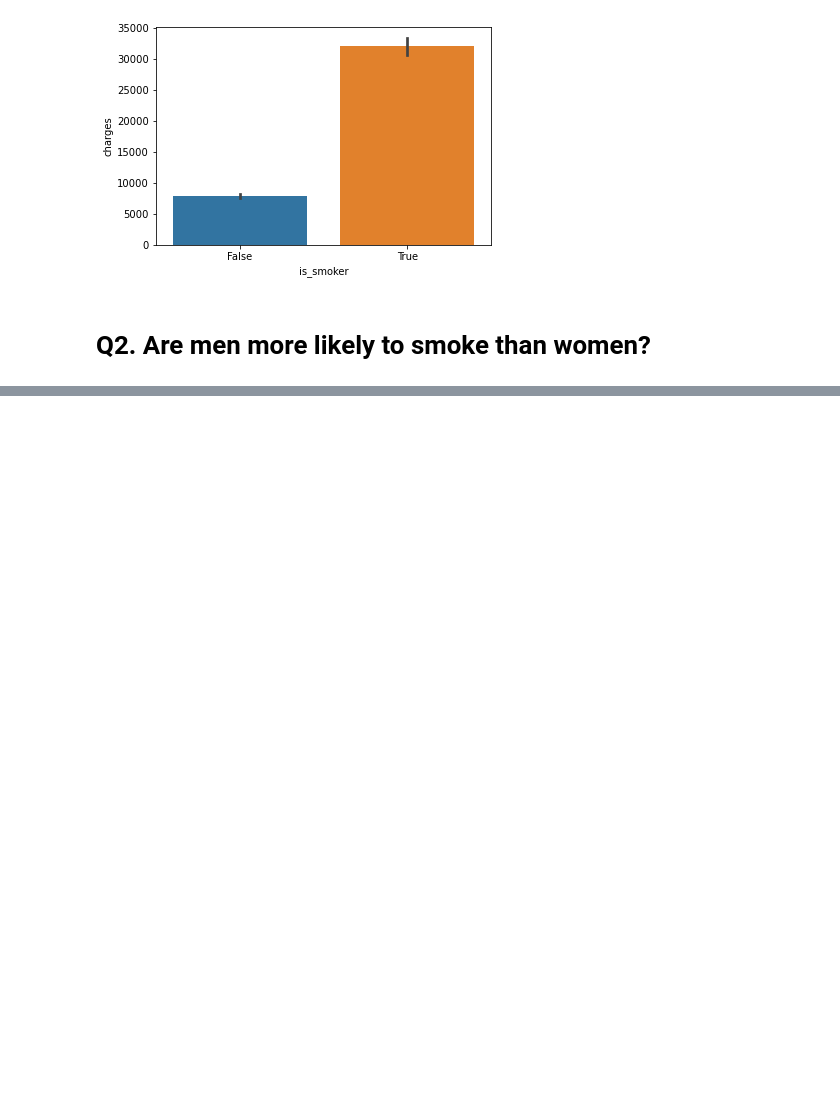
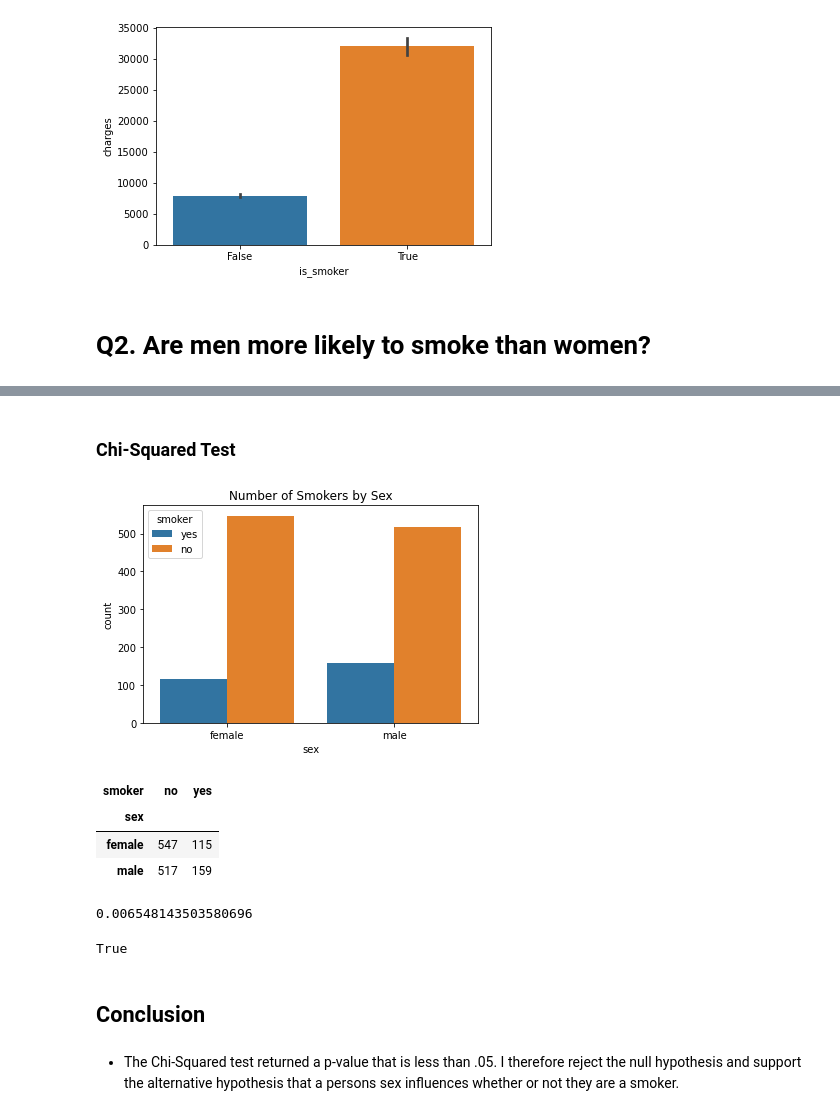
Before and after one commit to MCV-Jimenez/Hypothesis-Testing, a Jupyter notebook: Hypothesis Testing .ipynb, the cells around one changed output, grey strips where cells are left out. Cells and saved outputs as stored; diff of their text form; code cells hidden in the pictures; blank space fills up the shorter version.

```diff
--- a/Hypothesis Testing .ipynb
+++ b/Hypothesis Testing .ipynb
@@ -150,0 +163,17 @@ sns.barplot(data=plot, x='is_smoker', y='charges')
+# %% [markdown]
+### Chi-Squared Test
+# %%
+# Visualizing smokers grouped by sex
+ax = sns.countplot(data=df, x='sex',hue='smoker',)
+ax.set_title("Number of Smokers by Sex");
+# %% [output]
+[figure, added]
+# %%
+# Calculating contingency table
+table = pd.crosstab(df['sex'], df['smoker'])
+table
+# %% [output]
+| smoker | no | yes |
+| sex |  |  |
+| female | 547 | 115 |
+| male | 517 | 159 |
@@ -150,0 +184,11 @@ sns.barplot(data=plot, x='is_smoker', y='charges')
+# %%
+# Checking p-value after test
+print(p)
+p<.05
+# %% [output]
+0.006548143503580696
+True
+# %% [markdown]
+## Conclusion
+# %% [markdown]
+- The Chi-Squared test returned a p-value that is less than .05. I therefore reject the null hypothesis and support the alternative hypothesis that a persons sex influences whether or not they are a smoker.
```
Also changed, not shown: parts of 3 cells of this notebook.
